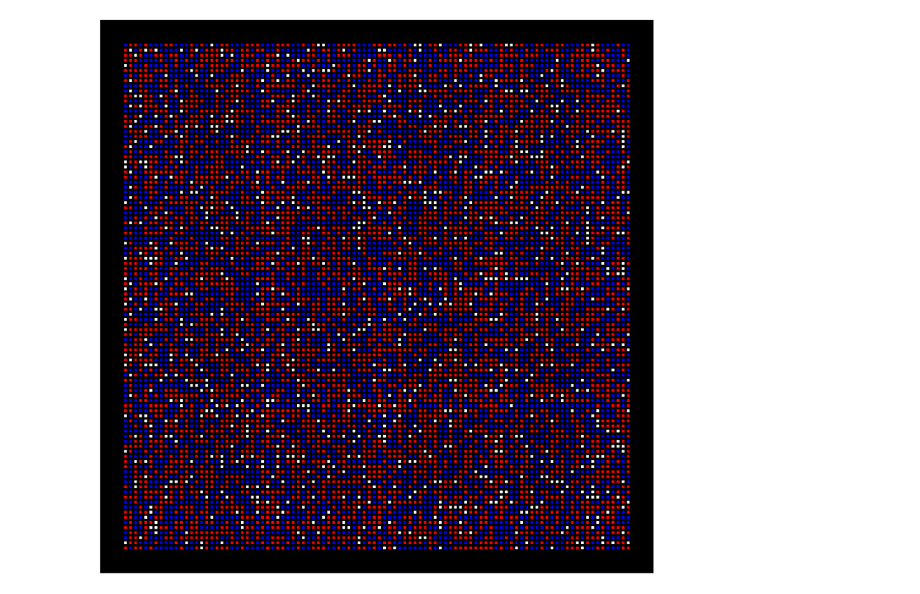
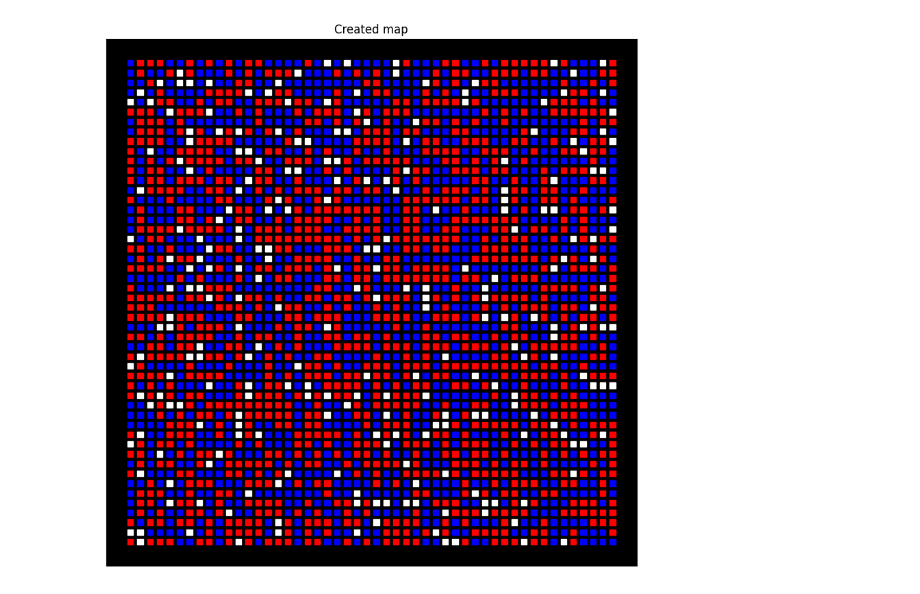
Before and after one commit to y3boy/ai-homework, a Jupyter notebook: schelling-model/schelling_model.ipynb, the cells around one changed output. Drawn from its saved outputs; the diff is of its cells as text; code cells hidden in the pictures.

```diff
--- a/schelling-model/schelling_model.ipynb
+++ b/schelling-model/schelling_model.ipynb
@@ -34,0 +10,13 @@ def get_x() -> List:
+# %%
+N = 50                  # size of array
+SIZE = N * N
+SWAPS = SIZE * SIZE * N     # amount of swaps cells
+
+HAPPY_RATION = 2        # number of neighbors to be happy
+OCCUPIED_RATION = 0.45  # occupied in percentages (separate for BLUE & RED)
+VACANT_RATION = 0.1     # vacant places
+
+SCATTER_SIZE = N/10 * 2 # size of scatter
+
+BLUE, RED, WHITE = 0, 1, -1 # value of colors
+VACANT = WHITE
@@ -38,18 +86,37 @@ array = np.zeros(SIZE, dtype=np.int8)
 array[:int(SIZE*OCCUPIED_RATION)] = 1
 array[-int(SIZE*VACANT_RATION):] = -1
 np.random.shuffle(array)
+# %%
+ox = [i for i in range(N)] * N
+oy = [i//N for i in range(N*N)]
+color_array = pltcolor(arr=array)
+
+fig, ax = plt.subplots()
+ax.scatter(x=ox, y=oy, marker='s', c=pltcolor(arr=array))
+
+ax.set_facecolor('black')
+ax.get_xaxis().set_visible(False)
+ax.get_yaxis().set_visible(False)
+
+fig.set_figwidth(SCATTER_SIZE)
+fig.set_figheight(SCATTER_SIZE)
+ax.set_title('Created map')
+
+plt.show()
+# %% [output]
+[figure, added]
 # %%
+relocation(arr=array)
+
+
 fig, ax = plt.subplots()
-ax.scatter(x=get_x(), y=get_y(), marker='s', c = pltcolor(arr=array))
-
+ax.scatter(x=ox, y=oy, marker='s', c=pltcolor(arr=array))
 ax.set_facecolor('black')
 ax.get_xaxis().set_visible(False)
 ax.get_yaxis().set_visible(False)
 
 fig.set_figwidth(SCATTER_SIZE)
 fig.set_figheight(SCATTER_SIZE)
-
+ax.set_title('Created map')
 
 plt.show()
-# %% [output]
-[figure, removed]
```
Also changed, not shown: parts of 5 cells of this notebook.
